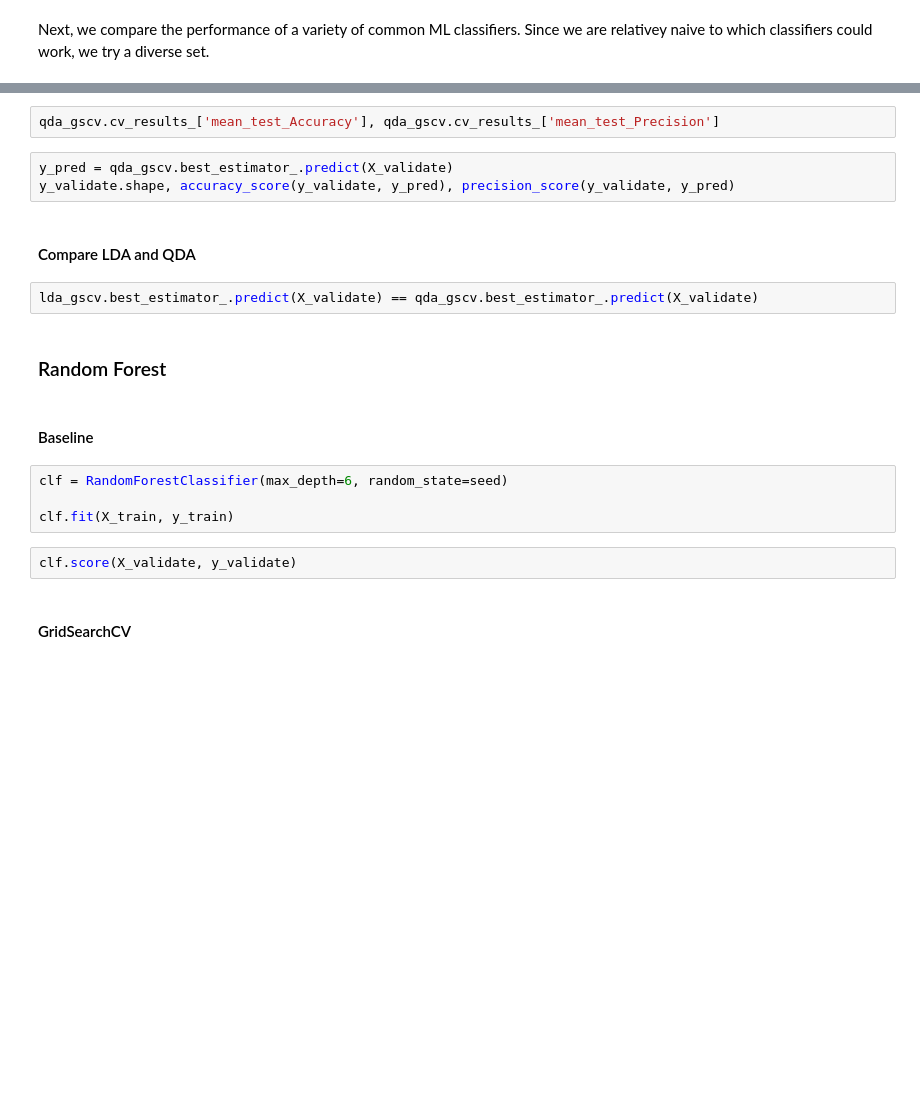
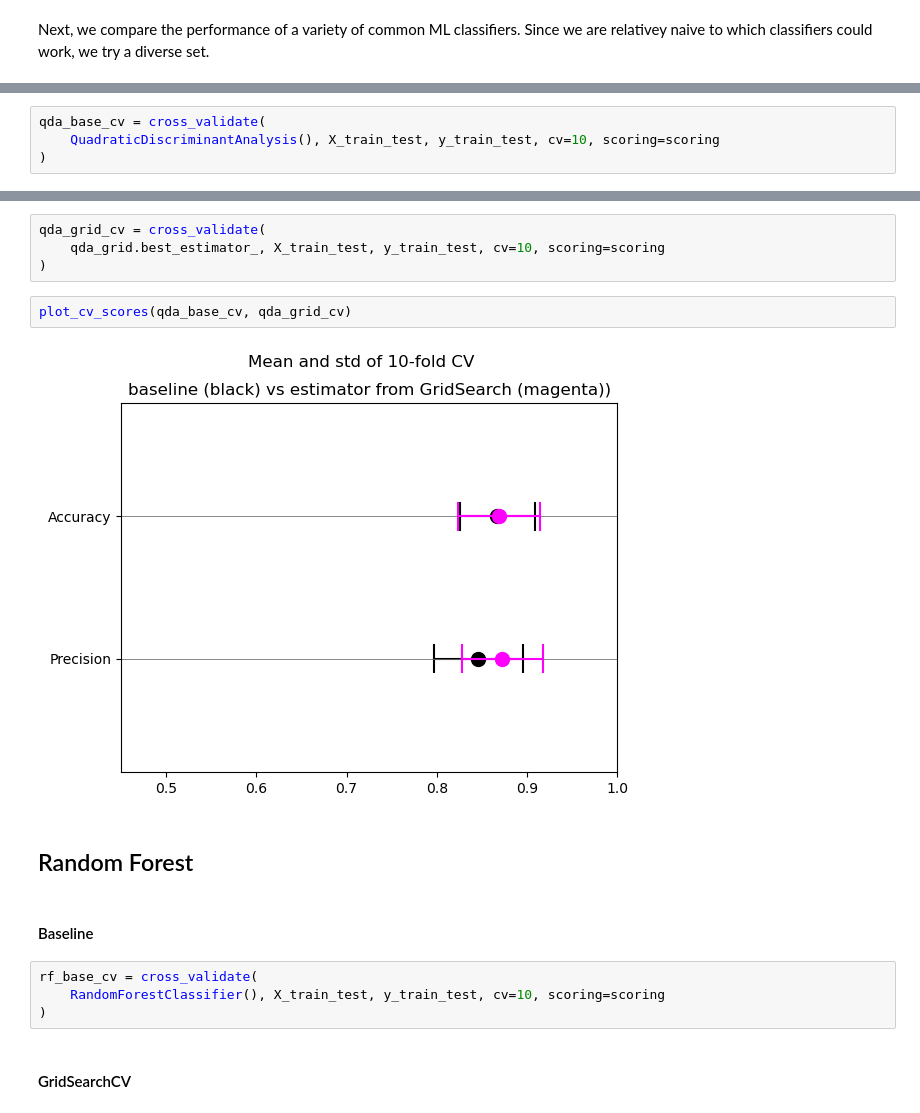
Before and after one commit to toniklenk/WissPro-final-project, a Jupyter notebook: CreditCardApproval MachineLearning Diana Max.ipynb, the cells around one changed output, grey strips where cells are left out. Cells and saved outputs as stored; diff of their text form; blank space fills up the shorter version.

```diff
--- a/CreditCardApproval MachineLearning Diana Max.ipynb
+++ b/CreditCardApproval MachineLearning Diana Max.ipynb
@@ -344,0 +503,4 @@ y_validate.shape, accuracy_score(y_validate, y_pred), precision_score(y_validate
+# %%
+qda_base_cv = cross_validate(
+    QuadraticDiscriminantAnalysis(), X_train_test, y_train_test, cv=10, scoring=scoring
+)
@@ -359,21 +545,18 @@ qda_gscv.best_params_
-# %%
-qda_gscv.cv_results_['mean_test_Accuracy'], qda_gscv.cv_results_['mean_test_Precision']
-# %%
-y_pred = qda_gscv.best_estimator_.predict(X_validate)
-y_validate.shape, accuracy_score(y_validate, y_pred), precision_score(y_validate, y_pred)
-# %% [markdown]
-#### Compare LDA and QDA
-# %%
-lda_gscv.best_estimator_.predict(X_validate) == qda_gscv.best_estimator_.predict(X_validate)
+# %%
+qda_grid_cv = cross_validate(
+    qda_grid.best_estimator_, X_train_test, y_train_test, cv=10, scoring=scoring
+)
+# %%
+plot_cv_scores(qda_base_cv, qda_grid_cv)
+# %% [output]
+[figure, added]
 # %% [markdown]
-### Random Forest
+## Random Forest
 # %% [markdown]
 #### Baseline
 # %%
-clf = RandomForestClassifier(max_depth=6, random_state=seed)
-
-clf.fit(X_train, y_train)
+rf_base_cv = cross_validate(
+    RandomForestClassifier(), X_train_test, y_train_test, cv=10, scoring=scoring
+)
-# %%
-clf.score(X_validate, y_validate)
 # %% [markdown]
 #### GridSearchCV
```
Also changed, not shown: parts of 80 cells of this notebook, 1 other file.
